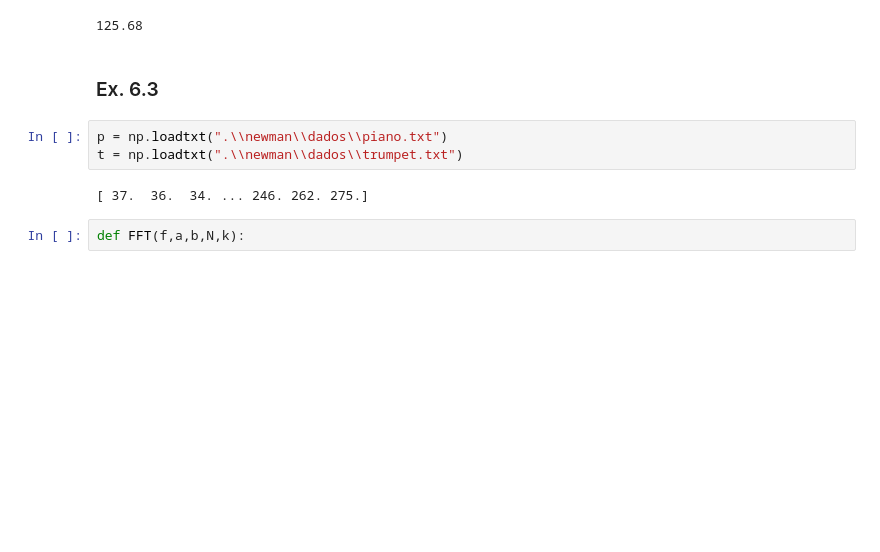
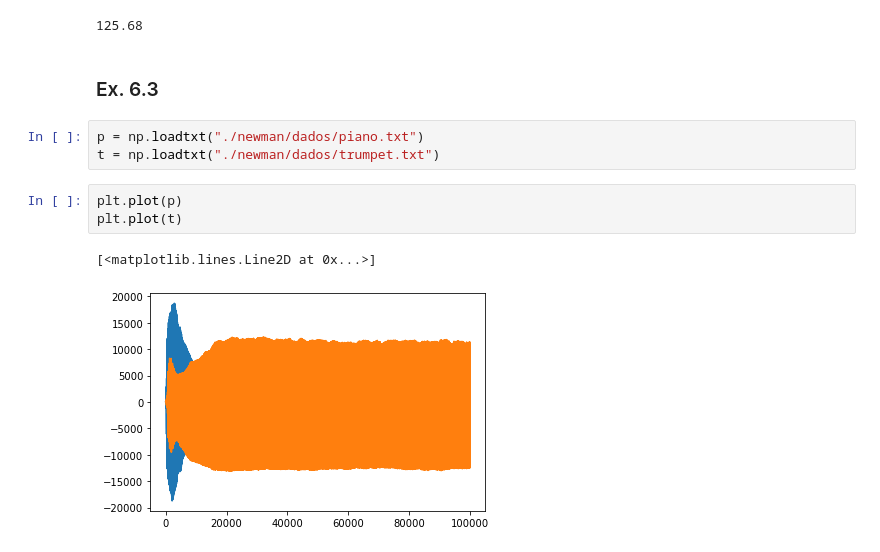
Before and after one commit to KonoEmllikDa/Fisica-Computacional, a Jupyter notebook: Física Computacional.ipynb, the cells around one changed output. Drawn from its saved outputs; the diff is of its cells as text; blank space fills up the shorter version.

```diff
--- a/Física Computacional.ipynb
+++ b/Física Computacional.ipynb
@@ -1644,9 +1644,11 @@ plt.plot(s[:,0],s[:,1])
 # %% [markdown]
 ### Ex. 6.3
 # %%
-p = np.loadtxt(".\\newman\\dados\\piano.txt")
-t = np.loadtxt(".\\newman\\dados\\trumpet.txt")
+p = np.loadtxt("./newman/dados/piano.txt")
+t = np.loadtxt("./newman/dados/trumpet.txt")
-# %% [output]
-[ 37.  36.  34. ... 246. 262. 275.]
-# %%
-def FFT(f,a,b,N,k):
+# %%
+plt.plot(p)
+plt.plot(t)
+# %% [output]
+[<matplotlib.lines.Line2D at 0x...>]
+[figure, added]
```
Also changed, not shown: parts of 10 cells of this notebook.
